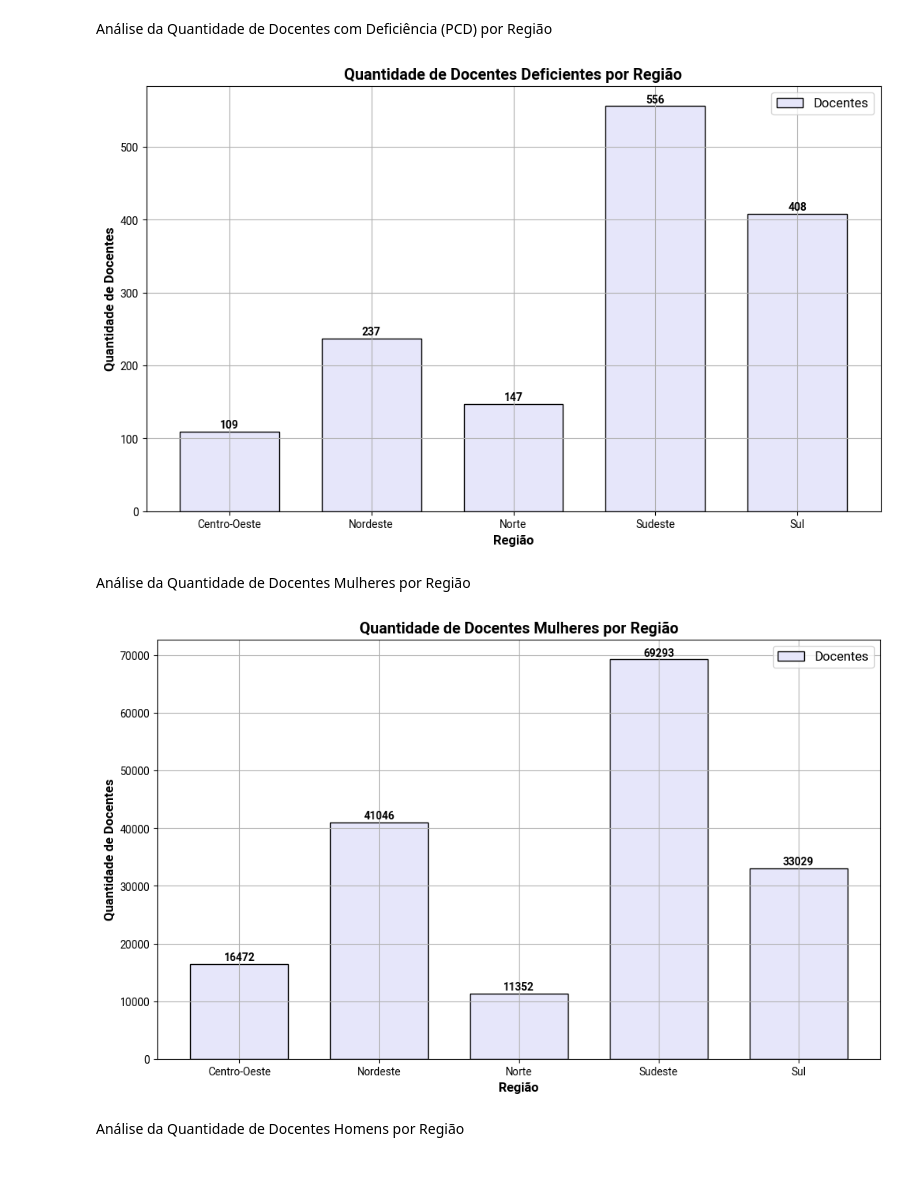
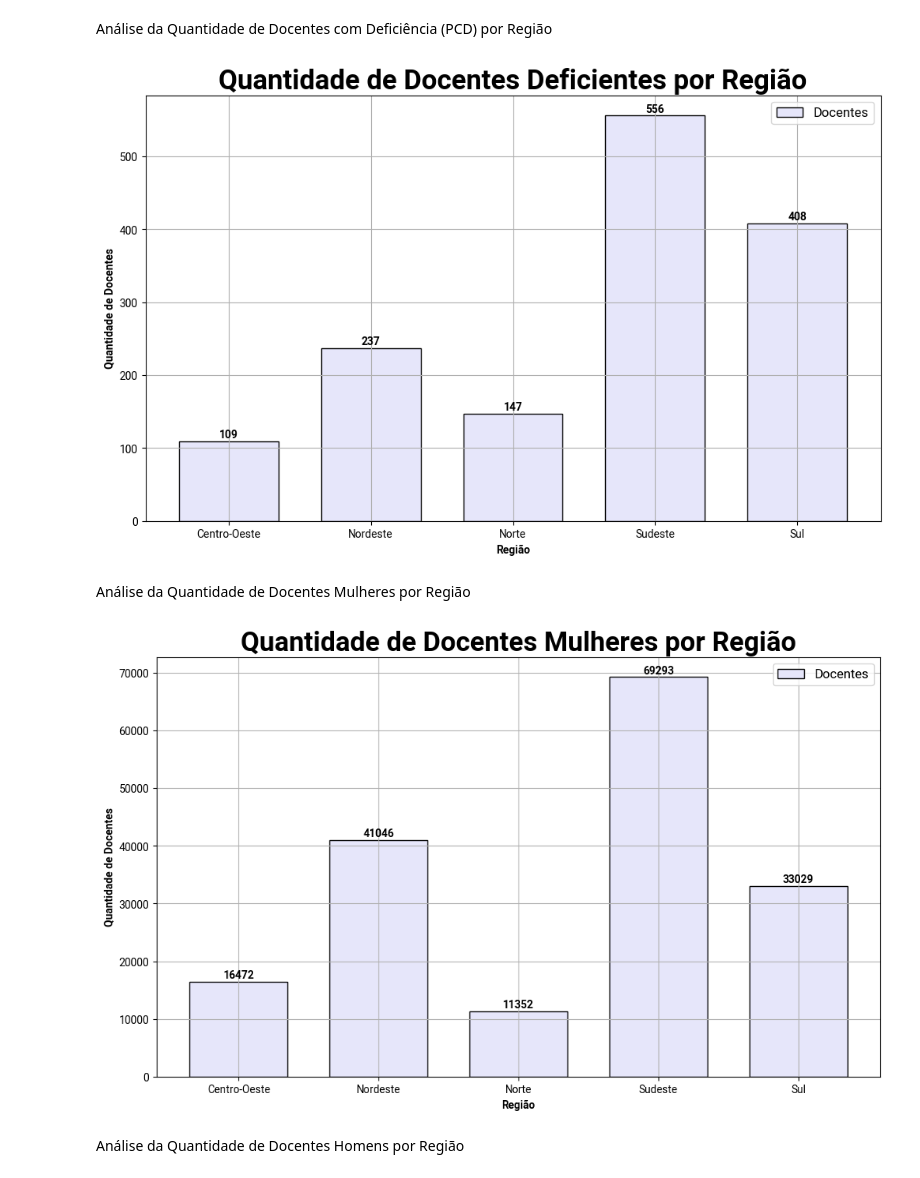
Before and after one commit to luanmenezesmatos/Kick-TrabalhoPython, a Jupyter notebook: script.ipynb, the cells around one changed output. Cells and saved outputs as stored; diff of their text form; code cells hidden in the pictures.

```diff
--- a/script.ipynb
+++ b/script.ipynb
@@ -114,6 +116,8 @@ plt.bar(dataDocPretosTotal.index, dataDocPretosTotal.values,
 # Alterando o tamanho da figura (largura, altura)
 plt.rcParams['figure.figsize'] = (12, 7)
 plt.rcParams['font.family'] = 'Roboto'  # Alterando a fonte do gráfico
+# Aumentando o tamanho do título do gráfico
+plt.rcParams['axes.titlesize'] = 25
 
 # Alterar o estilo das fontes (bold) para os títulos e legendas do gráfico
 # Alterando o peso da fonte do título do eixo X e Y
@@ -172,6 +176,8 @@ plt.bar(dataDocBrancosTotal.index, dataDocBrancosTotal.values,
 # Alterando o tamanho da figura (largura, altura)
 plt.rcParams['figure.figsize'] = (12, 7)
 plt.rcParams['font.family'] = 'Roboto'  # Alterando a fonte do gráfico
+# Aumentando o tamanho do título do gráfico
+plt.rcParams['axes.titlesize'] = 25
 
 # Alterar o estilo das fontes (bold) para os títulos e legendas do gráfico
 # Alterando o peso da fonte do título do eixo X e Y
@@ -230,6 +236,8 @@ plt.bar(dataDocAmarelosTotal.index, dataDocAmarelosTotal.values,
 # Alterando o tamanho da figura (largura, altura)
 plt.rcParams['figure.figsize'] = (12, 7)
 plt.rcParams['font.family'] = 'Roboto'  # Alterando a fonte do gráfico
+# Aumentando o tamanho do título do gráfico
+plt.rcParams['axes.titlesize'] = 25
 
 # Alterar o estilo das fontes (bold) para os títulos e legendas do gráfico
 # Alterando o peso da fonte do título do eixo X e Y
@@ -268,8 +276,10 @@ for i, j in zip(dataDocAmarelosTotal.index, dataDocAmarelosTotal.values):
 # fontweight='bold' é o peso da fonte do texto
 # font = 'Roboto' é a fonte do texto
 
-caminhoGrafico = os.path.join(os.getcwd() + '/arquivosGraficos', 'docentesAmarelosPorRegiao.png') # Caminho para a pasta onde será salvo o gráfico
-plt.savefig(caminhoGrafico) # Salvando o gráfico em uma imagem
+# Caminho para a pasta onde será salvo o gráfico
+caminhoGrafico = os.path.join(
+    os.getcwd() + '/arquivosGraficos', 'docentesAmarelosPorRegiao.png')
+plt.savefig(caminhoGrafico)  # Salvando o gráfico em uma imagem
 
-plt.show() # Exibindo o gráfico
+plt.show()  # Exibindo o gráfico
 # %% [output]
@@ -277,7 +287,8 @@ plt.show() # Exibindo o gráfico
 # %% [markdown]
 Análise da Quantidade de Docentes Indígenas por Região
 # %%
-dataDocIndigenasTotal = ies_df.groupby('NO_REGIAO_IES')['DOC_EX_INDÍGENA'].sum()
+dataDocIndigenasTotal = ies_df.groupby(
+    'NO_REGIAO_IES')['DOC_EX_INDÍGENA'].sum()
 
 plt.bar(dataDocIndigenasTotal.index, dataDocIndigenasTotal.values,
         color='lavender', width=0.7, edgecolor='black')  # Plotando o gráfico de barras
@@ -286,6 +297,8 @@ plt.bar(dataDocIndigenasTotal.index, dataDocIndigenasTotal.values,
 # Alterando o tamanho da figura (largura, altura)
 plt.rcParams['figure.figsize'] = (12, 7)
 plt.rcParams['font.family'] = 'Roboto'  # Alterando a fonte do gráfico
+# Aumentando o tamanho do título do gráfico
+plt.rcParams['axes.titlesize'] = 25
 
 # Alterar o estilo das fontes (bold) para os títulos e legendas do gráfico
 # Alterando o peso da fonte do título do eixo X e Y
@@ -324,8 +337,10 @@ for i, j in zip(dataDocIndigenasTotal.index, dataDocIndigenasTotal.values):
 # fontweight='bold' é o peso da fonte do texto
 # font = 'Roboto' é a fonte do texto
 
-caminhoGrafico = os.path.join(os.getcwd() + '/arquivosGraficos', 'docentesIndigenasPorRegiao.png') # Caminho para a pasta onde será salvo o gráfico
-plt.savefig(caminhoGrafico) # Salvando o gráfico em uma imagem
+# Caminho para a pasta onde será salvo o gráfico
+caminhoGrafico = os.path.join(
+    os.getcwd() + '/arquivosGraficos', 'docentesIndigenasPorRegiao.png')
+plt.savefig(caminhoGrafico)  # Salvando o gráfico em uma imagem
 
-plt.show() # Exibindo o gráfico
+plt.show()  # Exibindo o gráfico
 # %% [output]
@@ -333,7 +348,8 @@ plt.show() # Exibindo o gráfico
 # %% [markdown]
 Análise da Quantidade de Docentes com Deficiência (PCD) por Região
 # %%
-dataDocDeficientesTotal = ies_df.groupby('NO_REGIAO_IES')['DOC_EX_COM_DEFICIÊNCIA'].sum()
+dataDocDeficientesTotal = ies_df.groupby(
+    'NO_REGIAO_IES')['DOC_EX_COM_DEFICIÊNCIA'].sum()
 
 plt.bar(dataDocDeficientesTotal.index, dataDocDeficientesTotal.values,
         color='lavender', width=0.7, edgecolor='black')  # Plotando o gráfico de barras
@@ -342,6 +358,8 @@ plt.bar(dataDocDeficientesTotal.index, dataDocDeficientesTotal.values,
 # Alterando o tamanho da figura (largura, altura)
 plt.rcParams['figure.figsize'] = (12, 7)
 plt.rcParams['font.family'] = 'Roboto'  # Alterando a fonte do gráfico
+# Aumentando o tamanho do título do gráfico
+plt.rcParams['axes.titlesize'] = 25
 
 # Alterar o estilo das fontes (bold) para os títulos e legendas do gráfico
 # Alterando o peso da fonte do título do eixo X e Y
@@ -355,37 +373,39 @@ plt.title('Quantidade de Docentes Deficientes por Região')  # Título do gráfi
 
 plt.xlabel('Região')  # Legenda do eixo X
 plt.ylabel('Quantidade de Docentes')  # Legenda do eixo Y
 
 plt.grid(True)  # Exibindo as linhas de grade
 
 plt.legend(['Docentes'])  # Exibindo a legenda (nome da linha) no gráfico """
 
 # Adicionando anotações no topo de cada barra
 for i, j in zip(dataDocDeficientesTotal.index, dataDocDeficientesTotal.values):
     plt.annotate(
         str(j),
         xy=(i, j),
         xytext=(0, 1),  # Deslocamento do texto
         textcoords='offset points',
         ha='center',
         va='bottom',
         fontweight='bold',
         font='Roboto',
     )
 # xy=(i, j) é o ponto onde será exibido o valor
 # xytext=(0, 5) é o deslocamento do texto
 # textcoords='offset points' é o tipo de coordenada do texto
 # ha='center' é o alinhamento horizontal do texto
 # va='bottom' é o alinhamento vertical do texto
 # fontweight='bold' é o peso da fonte do texto
 # font = 'Roboto' é a fonte do texto
 
-caminhoGrafico = os.path.join(os.getcwd() + '/arquivosGraficos', 'docentesDeficientesPorRegiao.png') # Caminho para a pasta onde será salvo o gráfico
-plt.savefig(caminhoGrafico) # Salvando o gráfico em uma imagem
+# Caminho para a pasta onde será salvo o gráfico
+caminhoGrafico = os.path.join(
+    os.getcwd() + '/arquivosGraficos', 'docentesDeficientesPorRegiao.png')
+plt.savefig(caminhoGrafico)  # Salvando o gráfico em uma imagem
 
-plt.show() # Exibindo o gráfico
+plt.show()  # Exibindo o gráfico
 # %% [output]
-[figure, old version]
+[figure, new version]
 # %% [markdown]
 Análise da Quantidade de Docentes Mulheres por Região
 # %%
@@ -398,6 +418,8 @@ plt.bar(dataDocMulheresTotal.index, dataDocMulheresTotal.values,
 # Alterando o tamanho da figura (largura, altura)
 plt.rcParams['figure.figsize'] = (12, 7)
 plt.rcParams['font.family'] = 'Roboto'  # Alterando a fonte do gráfico
+# Aumentando o tamanho do título do gráfico
+plt.rcParams['axes.titlesize'] = 25
 
 # Alterar o estilo das fontes (bold) para os títulos e legendas do gráfico
 # Alterando o peso da fonte do título do eixo X e Y
@@ -436,12 +458,14 @@ for i, j in zip(dataDocMulheresTotal.index, dataDocMulheresTotal.values):
 # fontweight='bold' é o peso da fonte do texto
 # font = 'Roboto' é a fonte do texto
 
-caminhoGrafico = os.path.join(os.getcwd() + '/arquivosGraficos', 'docentesMulheresPorRegiao.png') # Caminho para a pasta onde será salvo o gráfico
-plt.savefig(caminhoGrafico) # Salvando o gráfico em uma imagem
+# Caminho para a pasta onde será salvo o gráfico
+caminhoGrafico = os.path.join(
+    os.getcwd() + '/arquivosGraficos', 'docentesMulheresPorRegiao.png')
+plt.savefig(caminhoGrafico)  # Salvando o gráfico em uma imagem
 
-plt.show() # Exibindo o gráfico
+plt.show()  # Exibindo o gráfico
 # %% [output]
-[figure, old version]
+[figure, new version]
 # %% [markdown]
 Análise da Quantidade de Docentes Homens por Região
 # %%
```
Also changed, not shown: parts of 9 cells of this notebook, 10 other files.
